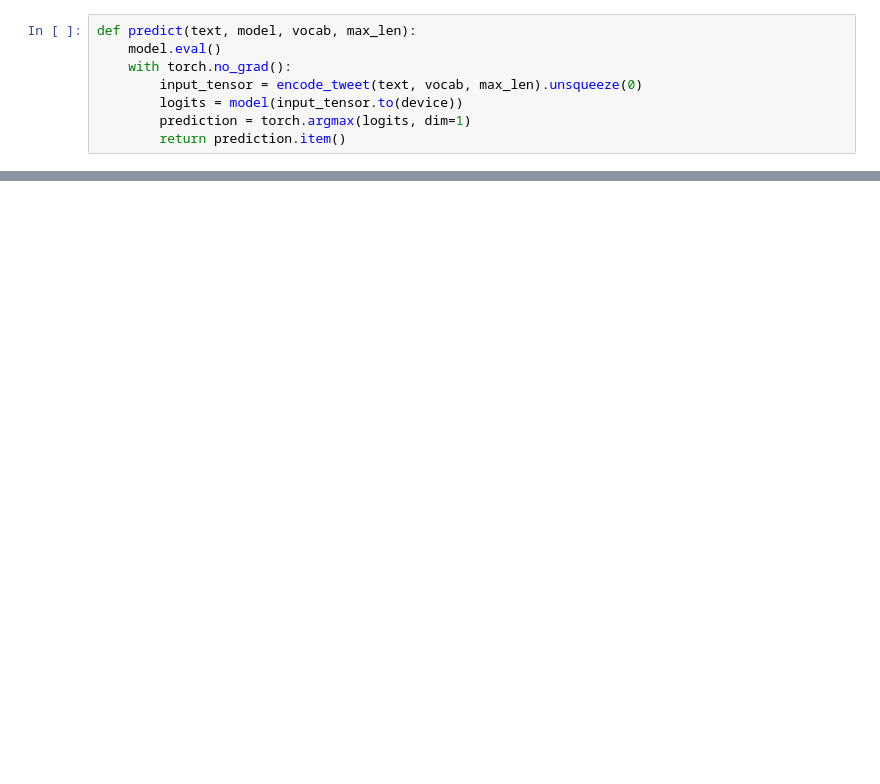
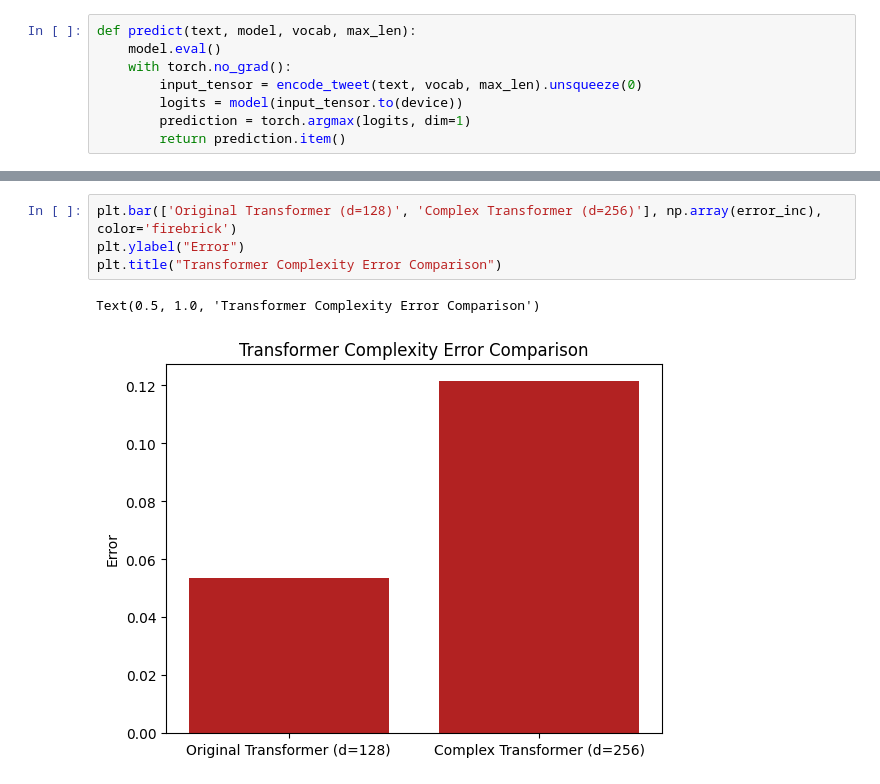
Before and after one commit to anthonyjk/sarcasm-detection-project, a Jupyter notebook: transformer_test.ipynb, the cells around one changed output, grey strips where cells are left out. Cells and saved outputs as stored; diff of their text form; blank space fills up the shorter version.

```diff
--- a/transformer_test.ipynb
+++ b/transformer_test.ipynb
@@ -154,0 +431,7 @@ Error: 0.2
+# %%
+plt.bar(['Original Transformer (d=128)', 'Complex Transformer (d=256)'], np.array(error_inc), color='firebrick')
+plt.ylabel("Error")
+plt.title("Transformer Complexity Error Comparison")
+# %% [output]
+Text(0.5, 1.0, 'Transformer Complexity Error Comparison')
+[figure, added]
```
Also changed, not shown: parts of 22 cells of this notebook.
